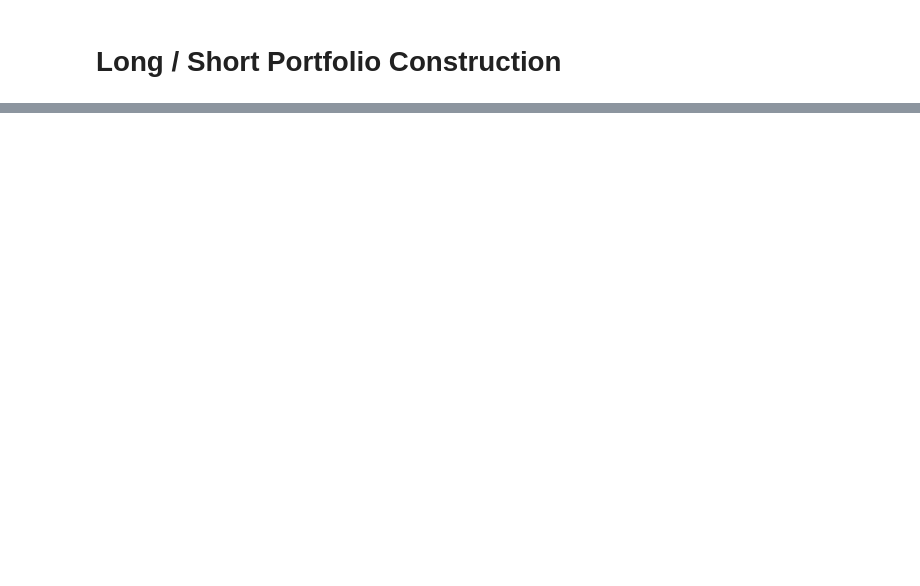
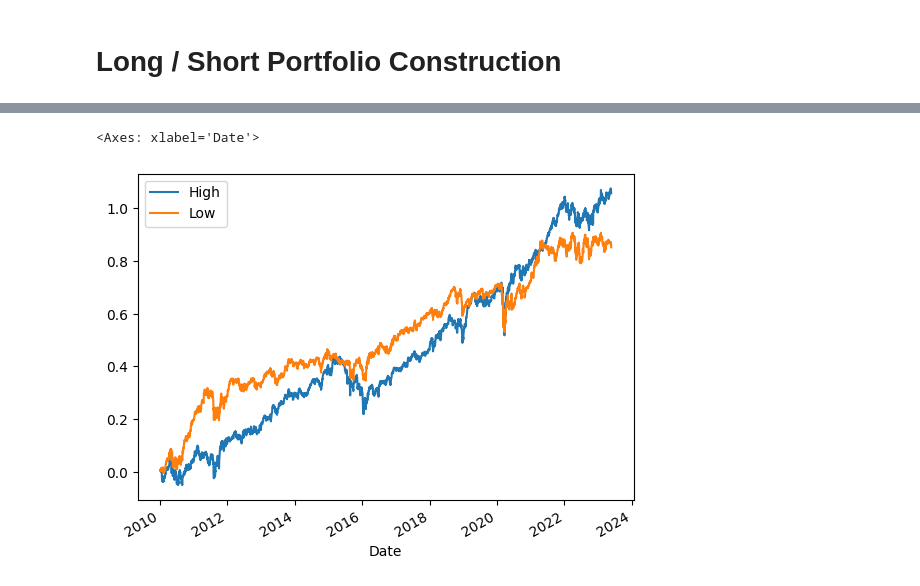
Before and after one commit to eldor-fozilov/FracLSTM-Portfolio, a Jupyter notebook: model_building.ipynb, the cells around one changed output, grey strips where cells are left out. Saved outputs shown, nothing was run; the diff lists cells and outputs as text; code cells hidden in the pictures; blank space fills up the shorter version.

Commit message:
complete portfolio construction part

```diff
--- a/model_building.ipynb
+++ b/model_building.ipynb
@@ -414,0 +330,5 @@ plt.plot(stock_return.index, predic)
+# %%
+portfolio_returns_frac_diff = pd.read_csv('portfolio_returns_frac_diff.csv')
+portfolio_returns_frac_diff['Date'] = pd.to_datetime(portfolio_returns_frac_diff['Date'])
+portfolio_returns_frac_diff.set_index('Date', inplace = True)
+portfolio_returns_frac_diff
@@ -414,0 +350,5 @@ plt.plot(stock_return.index, predic)
+# %%
+portfolio_returns_frac_diff.cumsum().plot()
+# %% [output]
+<Axes: xlabel='Date'>
+[figure, added]
```
Also changed, not shown: parts of 38 cells of this notebook.
